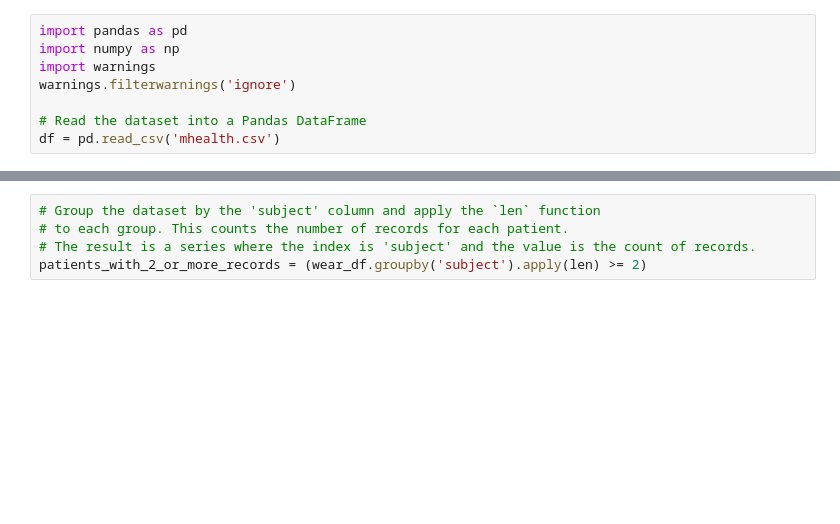
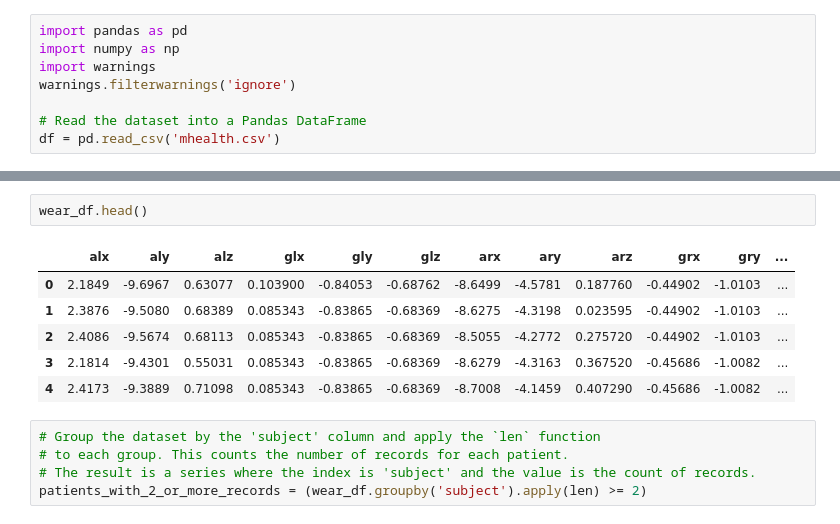
Before and after one commit to Kevin-Yau/CHL5230, a Jupyter notebook: Datathon_5.ipynb, the cells around one changed output, grey strips where cells are left out. Drawn from its saved outputs; the diff is of its cells as text; blank space fills up the shorter version.

```diff
--- a/Datathon_5.ipynb
+++ b/Datathon_5.ipynb
@@ -23,6 +23,15 @@ print(wear_df.columns)
 Index(['alx', 'aly', 'alz', 'glx', 'gly', 'glz', 'arx', 'ary', 'arz', 'grx',
        'gry', 'grz', 'Activity', 'subject'],
       dtype='object')
+# %%
+wear_df.head()
+# %% [output]
+|  | alx | aly | alz | glx | gly | glz | arx | ary | arz | grx | gry | ... |
+| 0 | 2.1849 | -9.6967 | 0.63077 | 0.103900 | -0.84053 | -0.68762 | -8.6499 | -4.5781 | 0.187760 | -0.44902 | -1.0103 | ... |
+| 1 | 2.3876 | -9.5080 | 0.68389 | 0.085343 | -0.83865 | -0.68369 | -8.6275 | -4.3198 | 0.023595 | -0.44902 | -1.0103 | ... |
+| 2 | 2.4086 | -9.5674 | 0.68113 | 0.085343 | -0.83865 | -0.68369 | -8.5055 | -4.2772 | 0.275720 | -0.44902 | -1.0103 | ... |
+| 3 | 2.1814 | -9.4301 | 0.55031 | 0.085343 | -0.83865 | -0.68369 | -8.6279 | -4.3163 | 0.367520 | -0.45686 | -1.0082 | ... |
+| 4 | 2.4173 | -9.3889 | 0.71098 | 0.085343 | -0.83865 | -0.68369 | -8.7008 | -4.1459 | 0.407290 | -0.45686 | -1.0082 | ... |
 # %%
 # Group the dataset by the 'subject' column and apply the `len` function
 # to each group. This counts the number of records for each patient.
```
Also changed, not shown: parts of 10 cells of this notebook.
